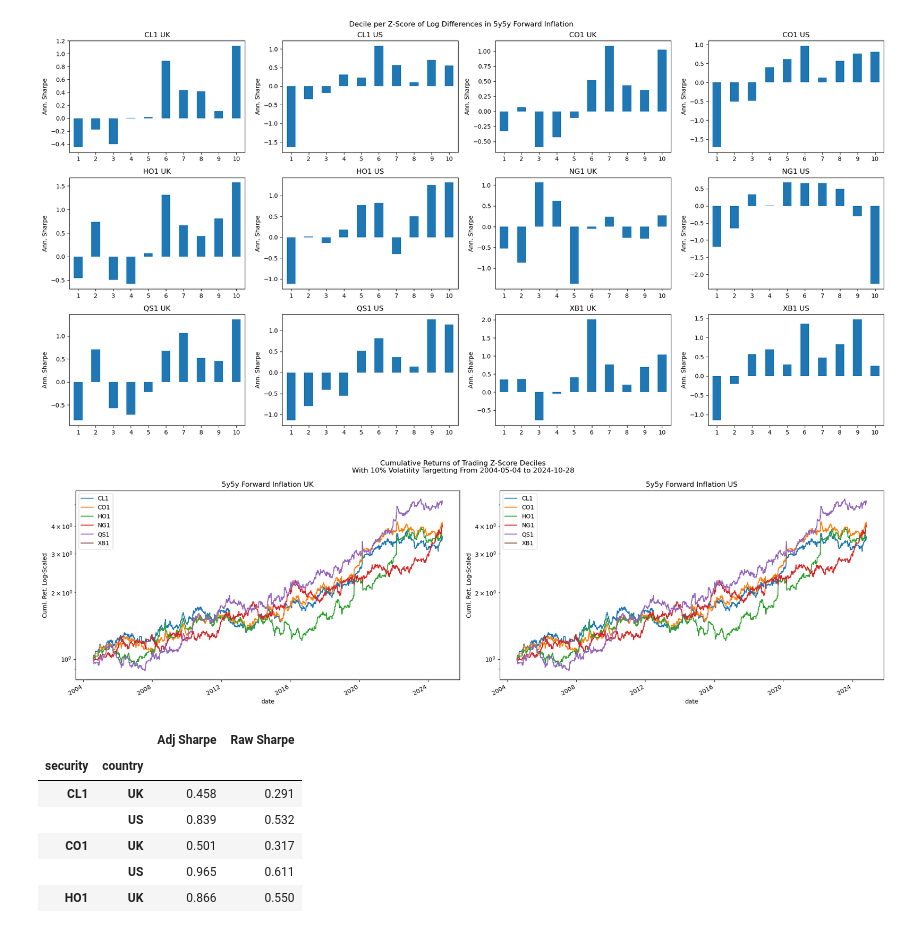
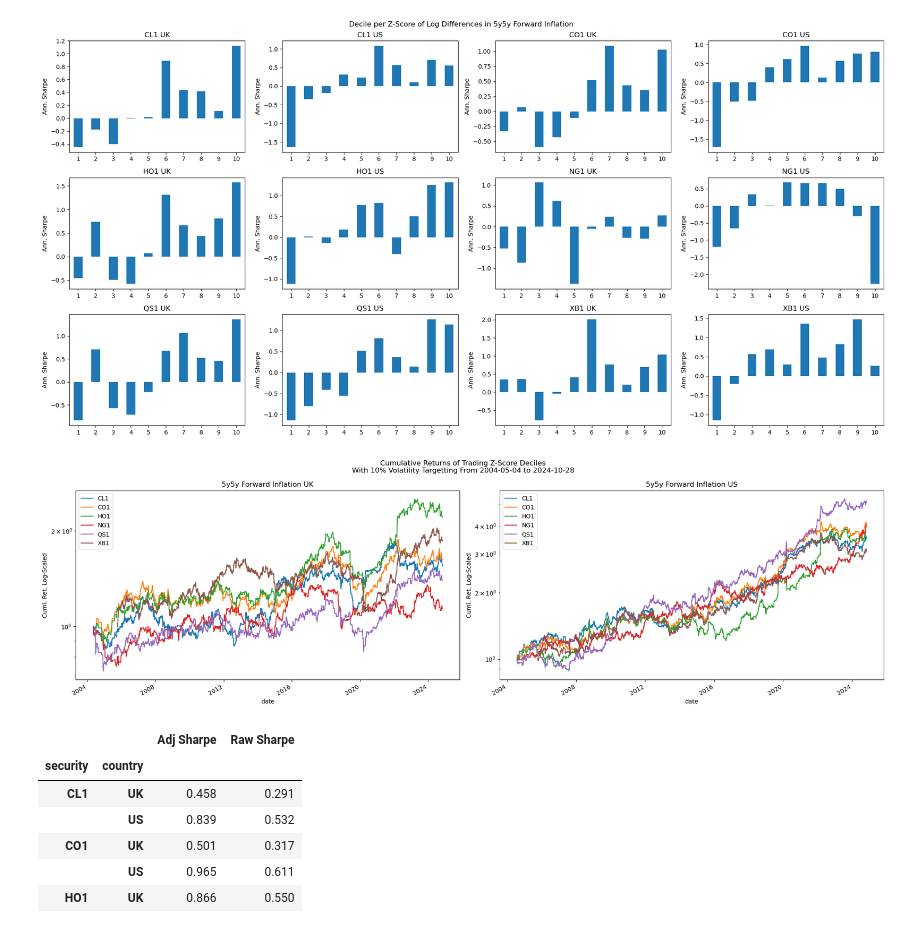
Before and after one commit to diegodalvarez/CommodityForwardInflation, a Jupyter notebook: 1InSample5y5y.ipynb, the cells around one changed output. Drawn from its saved outputs; the diff is of its cells as text; code cells hidden in the pictures.

```diff
--- a/1InSample5y5y.ipynb
+++ b/1InSample5y5y.ipynb
@@ -101,6 +83,7 @@ df_lagged = (df_wider.apply(
 
 df_perf = (df_wider.apply(
     lambda x: x * (0.1 / (x.ewm(span = 100, adjust = False).std() * np.sqrt(252)))).
+    apply(lambda x: np.where(np.abs(x) == np.inf, np.nan, x)).
     reset_index().
     melt(id_vars = "date", value_name = "rsk_rtn").
     assign(group = "perfect"))
@@ -465,0 +501,7 @@ Below is a table of the sharpes for trading the residuals
+# %%
+df_leg_rtn = (df_leg_single_rtn.drop(
+    columns = ["security"]).
+    assign(rtn = lambda x: np.where(np.abs(x.rtn) > 1, np.nan, x.rtn)).
+    groupby(["date", "vol", "country", "value"]).
+    agg("mean").
+    reset_index())
@@ -465,0 +564,29 @@ Below is a table of the sharpes for trading the residuals
+# %%
+df_ls_rtn = (df_leg_rtn.pivot(
+    index = ["date", "vol", "country"], columns = "value", values = "rtn").
+    reset_index().
+    assign(spread = lambda x: 0.5 * (x.lower_group - x.upper_group)))
+
+vols      = df_ls_rtn.vol.drop_duplicates().sort_values().to_list()
+fig, axes = plt.subplots(ncols = len(vols), figsize = (20,6))
+
+for vol, ax in zip(vols, axes.flatten()):
+
+    (df_ls_rtn.query(
+        "vol == @vol").
+        rename(columns = {"country": ""}).
+        pivot(index = "date", columns = "", values = "spread").
+        apply(lambda x: np.cumprod(1 + x)).
+        plot(
+            logy   = True,
+            ax     = ax,
+            ylabel = "Cuml. Ret. Log-Scaled",
+            title  = renamer[vol]))
+
+fig.suptitle("Cumulative Returns of Trading Cross-Sectional L/S Energy Portfolios\n10% Volatility Targeting (Underlying Securities) From {} to {}".format(
+    df_ls_rtn.date.min().date(),
+    df_ls_rtn.date.max().date()))
+
+plt.tight_layout()
+out_path = os.path.join("LaTex", "LongShortSpreadCrossSectionalReturn.png")
+fig.savefig(fname = out_path, dpi = 300, bbox_inches = "tight")
@@ -538,7 +686,8 @@ df_perf = (df_wider.apply(
 
 df_stacked = (pd.concat([
     df_lag, df_perf]).
-    dropna())
+    dropna().
+    assign(signal_rtn = lambda x: np.where(np.abs(x.signal_rtn) > 0.3, np.nan, x.signal_rtn)))
 # %%
 df_avg = (df_stacked.drop(
     columns = ["security"]).
@@ -732,29 +881,30 @@ df_decile_rtn = (df_decile_group.drop(
 # %%
 group_vars = df_decile_rtn.country.drop_duplicates().sort_values().to_list()
 fig, axes  = plt.subplots(ncols = len(group_vars), figsize = (20,6))
 
 for group_var, ax in zip(group_vars, axes.flatten()):
 
     (df_decile_rtn.query(
-        "country == @country").
+        "country == @group_var").
         rename(columns = {"security": ""}).
         pivot(index = "date", columns = "", values = "signal_rtn").
         fillna(0).
         apply(lambda x: x * (0.1 / (x.ewm(span = 100, adjust = False).std().shift() * np.sqrt(252)))).
+        apply(lambda x: np.where(np.abs(x) > 0.27, np.nan, x)).
         apply(lambda x: np.cumprod(1 + x)).
         plot(
             ax     = ax,
             logy   = True,
             title  = "5y5y Forward Inflation {}".format(group_var),
             ylabel = "Cuml. Ret. Log-Scaled"))
 
 fig.suptitle("Cumulative Returns of Trading Z-Score Deciles\nWith 10% Volatility Targetting From {} to {}".format(
     df_decile_rtn.date.min().date(),
     df_decile_rtn.date.max().date()))
 
 plt.tight_layout()
 # %% [output]
-[figure, old version]
+[figure, new version]
 # %%
 (df_decile_rtn.assign(
     raw_rtn = lambda x: x.signal_rtn.fillna(0))
```
Also changed, not shown: parts of 58 cells of this notebook, 2 other files.
